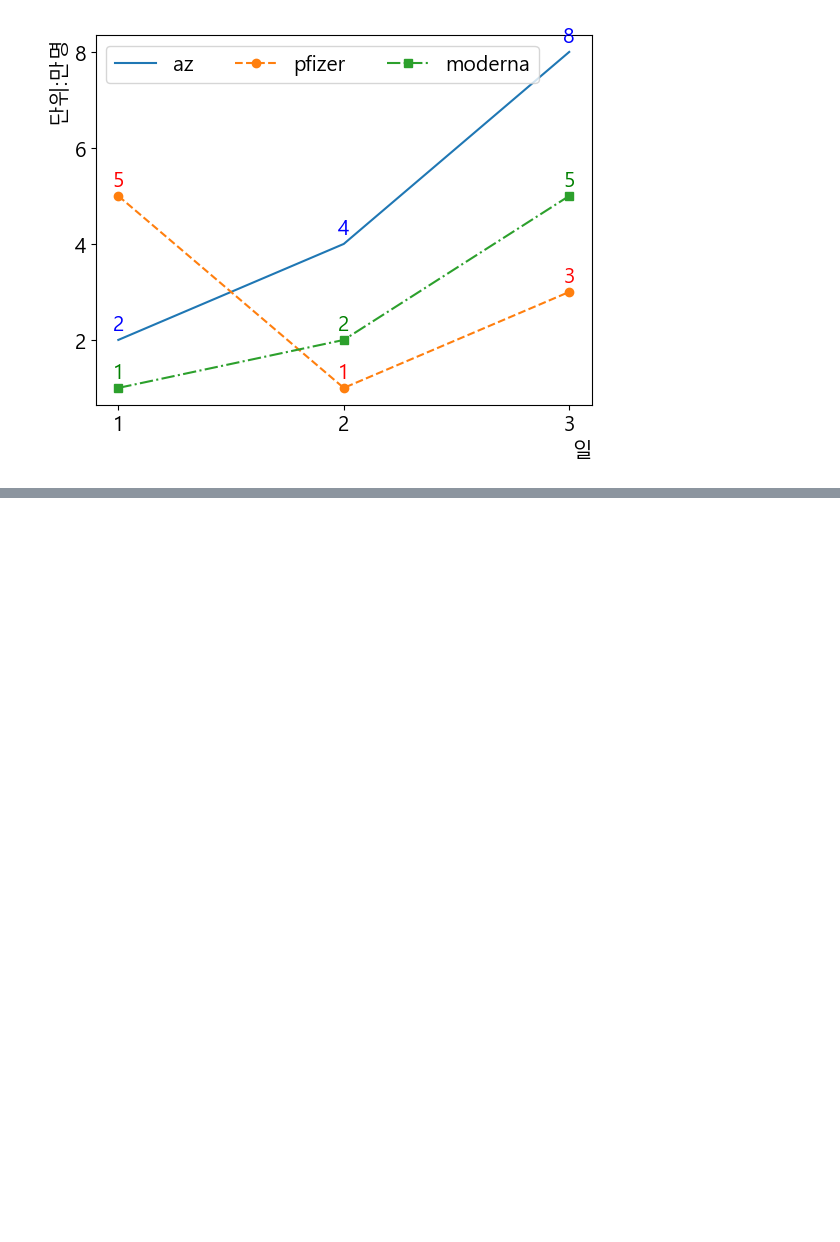
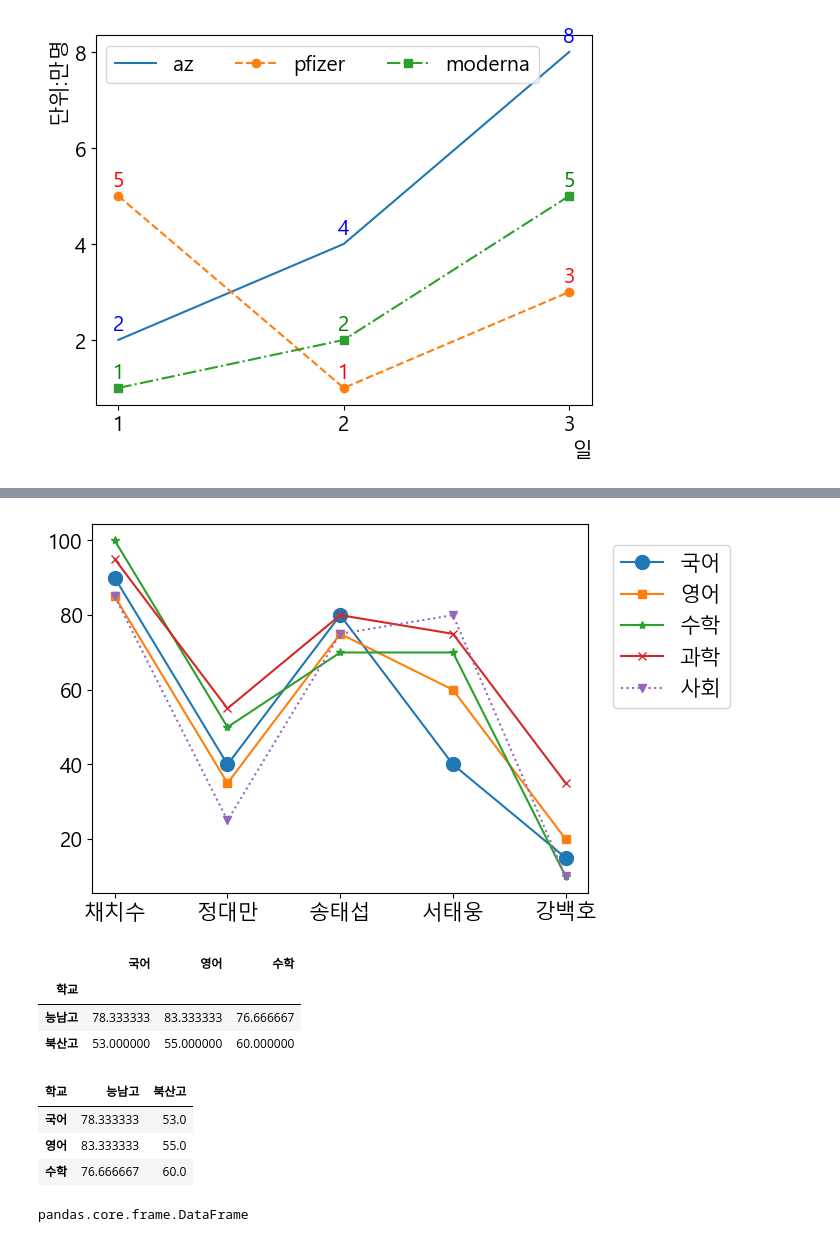
Before and after one commit to helen-cho/data, a Jupyter notebook: python/데이터시각화/05.여러데이타.ipynb, the cells around one changed output, grey strips where cells are left out. Drawn from its saved outputs; the diff is of its cells as text; code cells hidden in the pictures; blank space fills up the shorter version.

```diff
--- a/python/데이터시각화/05.여러데이타.ipynb
+++ b/python/데이터시각화/05.여러데이타.ipynb
@@ -68,0 +71,3 @@ plt.show()
+# %%
+df = pd.read_csv('data/score.csv',  index_col='지원번호')
+df
@@ -68,0 +85,3 @@ plt.show()
+# %%
+score = df[['이름', '국어', '영어', '수학', '과학', '사회']][:5]
+score
@@ -68,0 +96,18 @@ plt.show()
+# %%
+plt.plot(score['이름'], score['국어'], 'o-', ms=10, label='국어')
+plt.plot(score['이름'], score['영어'], 's-', label='영어')
+plt.plot(score['이름'], score['수학'], '*-', label='수학')
+plt.plot(score['이름'], score['과학'], 'x-', label='과학')
+plt.plot(score['이름'], score['사회'], 'v:', label='사회')
+plt.legend(loc=(1.05, 0.5))
+plt.show()
+# %% [output]
+[figure, added]
+# %%
+score = df.groupby('학교')[['국어', '영어','수학']].mean()
+score
+# %% [output]
+|  | 국어 | 영어 | 수학 |
+| 학교 |  |  |  |
+| 능남고 | 78.333333 | 83.333333 | 76.666667 |
+| 북산고 | 53.000000 | 55.000000 | 60.000000 |
@@ -68,0 +116,12 @@ plt.show()
+# %%
+score = np.transpose(score)
+score
+# %% [output]
+| 학교 | 능남고 | 북산고 |
+| 국어 | 78.333333 | 53.0 |
+| 영어 | 83.333333 | 55.0 |
+| 수학 | 76.666667 | 60.0 |
+# %%
+type(score)
+# %% [output]
+pandas.core.frame.DataFrame
```
Also changed, not shown: parts of 7 cells of this notebook, 2 other files.
